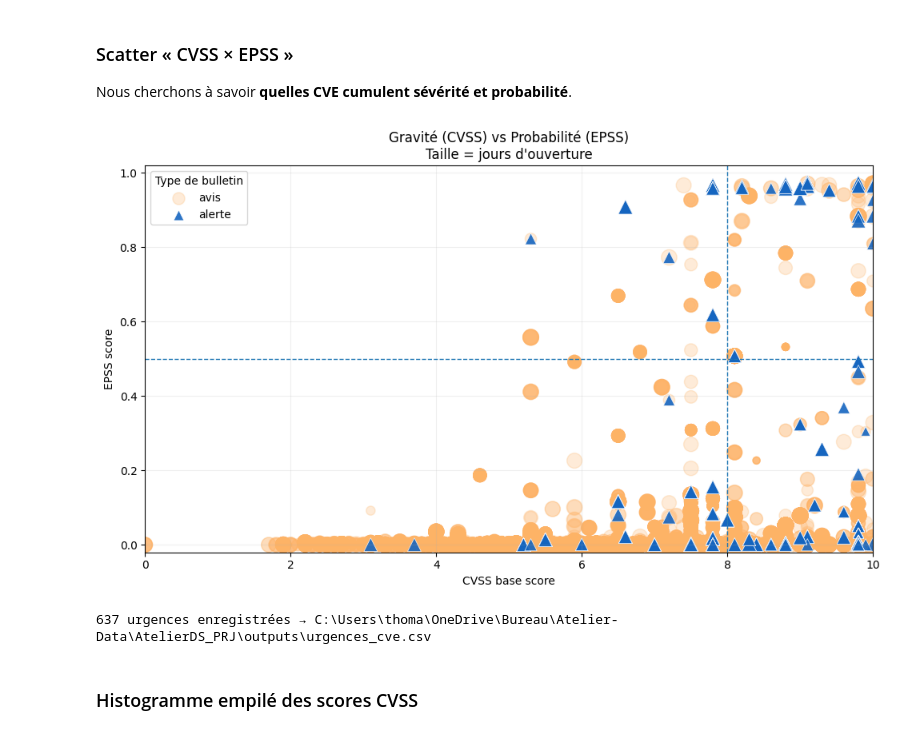
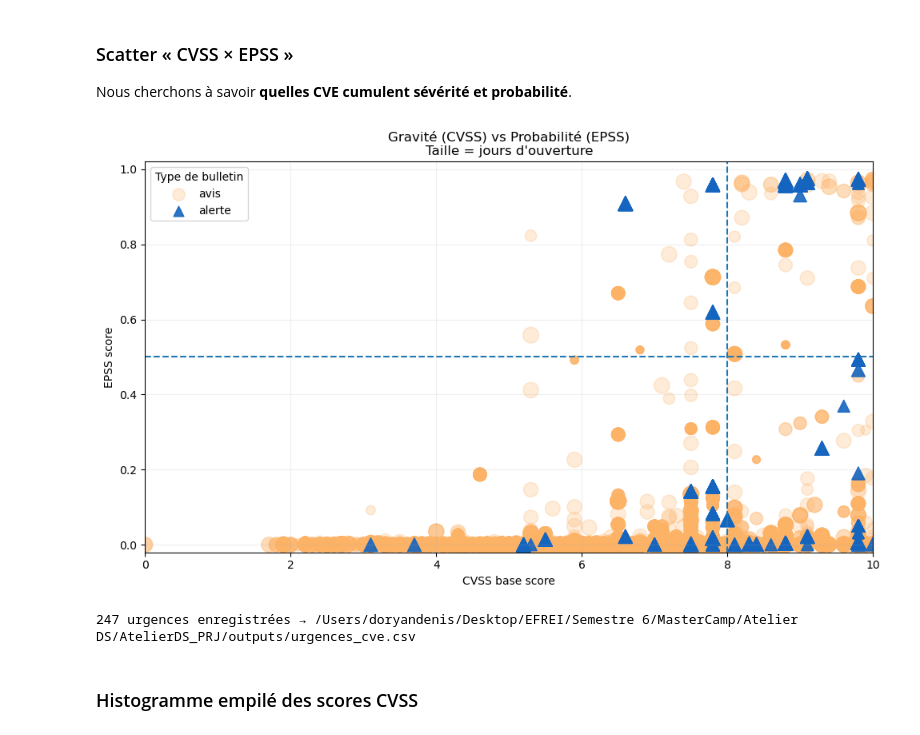
Before and after one commit to DorDNS/AtelierDS_PRJ, a Jupyter notebook: notebooks/analysis.ipynb, the cells around one changed output. Saved outputs shown, nothing was run; the diff lists cells and outputs as text; code cells hidden in the pictures.

Commit message:
Nouvelle visualisation dans le notebook

```diff
--- a/notebooks/analysis.ipynb
+++ b/notebooks/analysis.ipynb
@@ -37,65 +57,36 @@ CSV présent : True - C:\Users\thoma\OneDrive\Bureau\Atelier-Data\AtelierDS_PRJ\
 
 Nous cherchons à savoir **quelles CVE cumulent sévérité et probabilité**.
 # %%
-df = pd.read_csv(DATA_CSV, parse_dates=["date", "closed_at"])
-
-# Nettoyage minimal
-df = df.dropna(subset=["cvss_score", "epss_score"])
-df["cvss_score"] = pd.to_numeric(df["cvss_score"], errors="coerce")
-df["epss_score"] = pd.to_numeric(df["epss_score"], errors="coerce")
-
-# Taille des bulles : log(1 + days_open) pour garder lisible
-df["size_pt"] = np.log1p(df["days_open"]).fillna(0) * 30
+df_visu["size_pt"] = np.log1p(df_visu["days_open"]).fillna(0) * 30
 
 plt.figure(figsize=(10, 6))
 
-# 1️⃣ tracer d’abord les AVIS (orange, transparence)
-subset_avis = df[df["type"] == "avis"]
-plt.scatter(
-    subset_avis["cvss_score"],
-    subset_avis["epss_score"],
-    s=subset_avis["size_pt"],
-    c="#FDB366",                  # orange plus clair
-    alpha=0.25,                   # forte transparence
-    label="avis",
-    marker="o"
-)
+# Avis
+sub_avis = df_visu[df_visu["type"] == "avis"]
+plt.scatter(sub_avis["cvss_score"], sub_avis["epss_score"],
+            s=sub_avis["size_pt"], c="#FDB366", alpha=0.25,
+            label="avis", marker="o")
 
-# 2️⃣ tracer ensuite les ALERTES (bleu, opaques, bord blanc)
-subset_alertes = df[df["type"] == "alerte"]
-plt.scatter(
-    subset_alertes["cvss_score"],
-    subset_alertes["epss_score"],
-    s=subset_alertes["size_pt"],
-    c="#1565C0",                  # bleu plus sombre
-    alpha=0.9,
-    label="alerte",
-    marker="^",                   # triangle
-    edgecolors="white",
-    linewidths=0.5
-)
+# Alertes
+sub_ale = df_visu[df_visu["type"] == "alerte"]
+plt.scatter(sub_ale["cvss_score"], sub_ale["epss_score"],
+            s=sub_ale["size_pt"], c="#1565C0", alpha=0.9,
+            label="alerte", marker="^")
 
-# Lignes seuils
-plt.axvline(8,  linestyle="--", linewidth=1)
-plt.axhline(0.5, linestyle="--", linewidth=1)
-
-plt.xlabel("CVSS base score")
-plt.ylabel("EPSS score")
+plt.axvline(8,  linestyle="--");  plt.axhline(0.5, linestyle="--")
+plt.xlabel("CVSS base score");  plt.ylabel("EPSS score")
 plt.title("Gravité (CVSS) vs Probabilité (EPSS)\nTaille = jours d'ouverture")
-plt.legend(title="Type de bulletin")
-plt.ylim(-0.02, 1.02)
-plt.xlim(0, 10)
-plt.grid(alpha=0.2)
-plt.tight_layout()
+plt.xlim(0,10);  plt.ylim(-0.02,1.02)
+plt.legend(title="Type de bulletin");  plt.grid(alpha=.2);  plt.tight_layout()
 plt.show()
 
-# Export des urgences (quadrant haut-droit)
-urgences = df[(df["cvss_score"] >= 8) & (df["epss_score"] >= 0.5)]
-urgences.to_csv(OUTPUT_DIR / "urgences_cve.csv", index=False, encoding="utf-8")
-print(f"{len(urgences)} urgences enregistrées → {OUTPUT_DIR / 'urgences_cve.csv'}")
+# ─── Export quadrant haut-droit ──────────────────────────────────
+urg = df_visu[(df_visu["cvss_score"] >= 8) & (df_visu["epss_score"] >= .5)]
+urg.to_csv(OUTPUT_DIR / "urgences_cve.csv", index=False, encoding="utf-8")
+print(f"{len(urg)} urgences enregistrées → {OUTPUT_DIR/'urgences_cve.csv'}")
 # %% [output]
-[figure, old version]
+[figure, new version]
-637 urgences enregistrées → C:\Users\thoma\OneDrive\Bureau\Atelier-Data\AtelierDS_PRJ\outputs\urgences_cve.csv
+247 urgences enregistrées → /Users/doryandenis/Desktop/EFREI/Semestre 6/MasterCamp/Atelier DS/AtelierDS_PRJ/outputs/urgences_cve.csv
 # %% [markdown]
 ### Histogramme empilé des scores CVSS
 # %%
```
Also changed, not shown: parts of 16 cells of this notebook.
